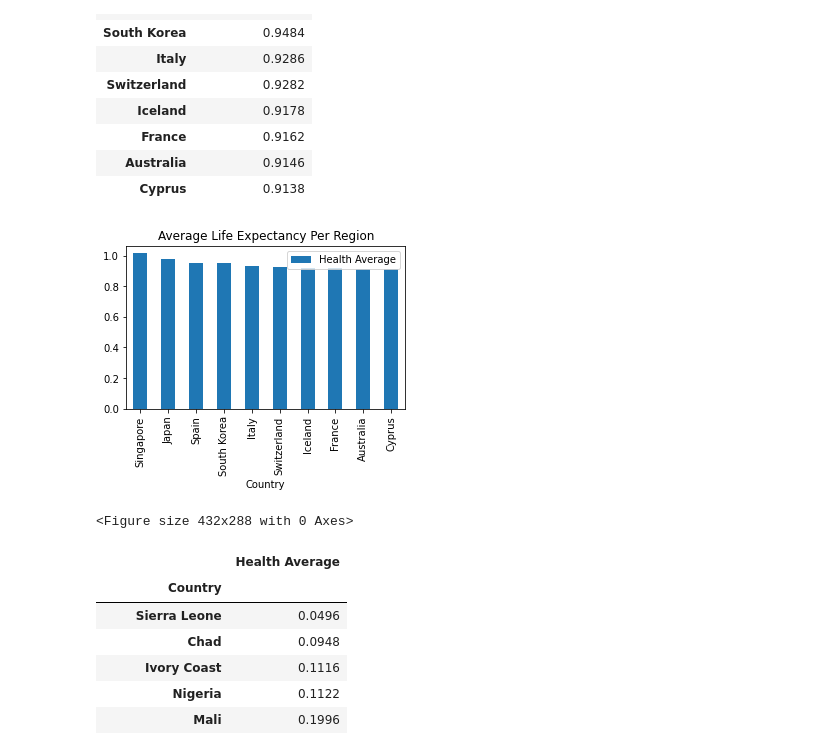
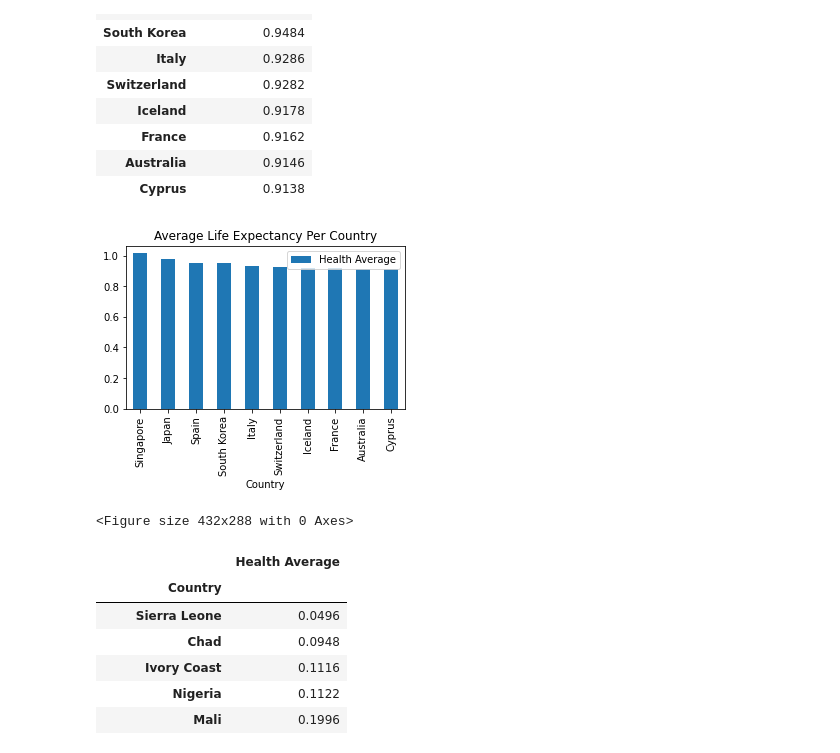
Before and after one commit to Alvin1359/world-happiness-report, a Jupyter notebook: WHA_Country.ipynb, the cells around one changed output. Saved outputs shown, nothing was run; the diff lists cells and outputs as text; code cells hidden in the pictures.

```diff
--- a/WHA_Country.ipynb
+++ b/WHA_Country.ipynb
@@ -263,14 +264,14 @@ highest_10_health
 # %%
 # Use DataFrame.plot() in order to create a bar chart of the data
 highest_10_health.plot(kind="bar", figsize=(5,3))
 
 # Set a title for the chart
-plt.title("Average Life Expectancy Per Region")
+plt.title("Average Life Expectancy Per Country")
 
 plt.show()
 plt.tight_layout()
 # %% [output]
-[figure, old version]
+[figure, new version]
 <Figure size 432x288 with 0 Axes>
 # %%
 # List top 10 Countries with the lowest average Health Average
```
Also changed, not shown: parts of 28 cells of this notebook, 5 other files.
